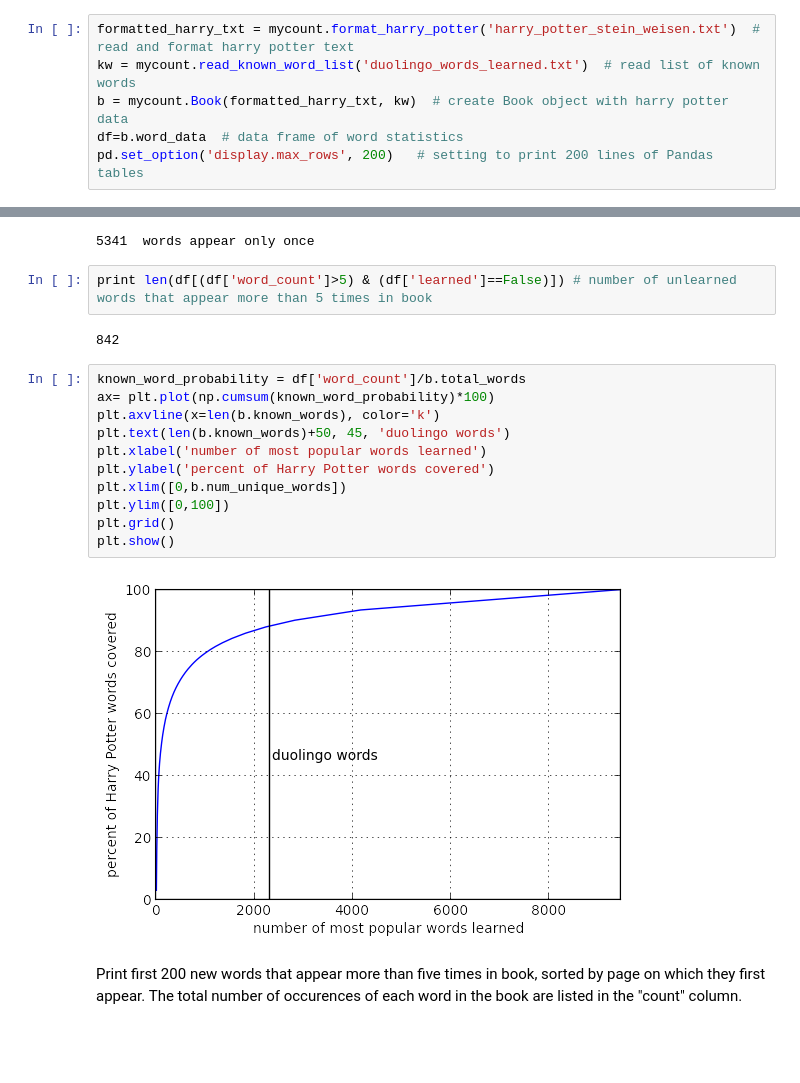
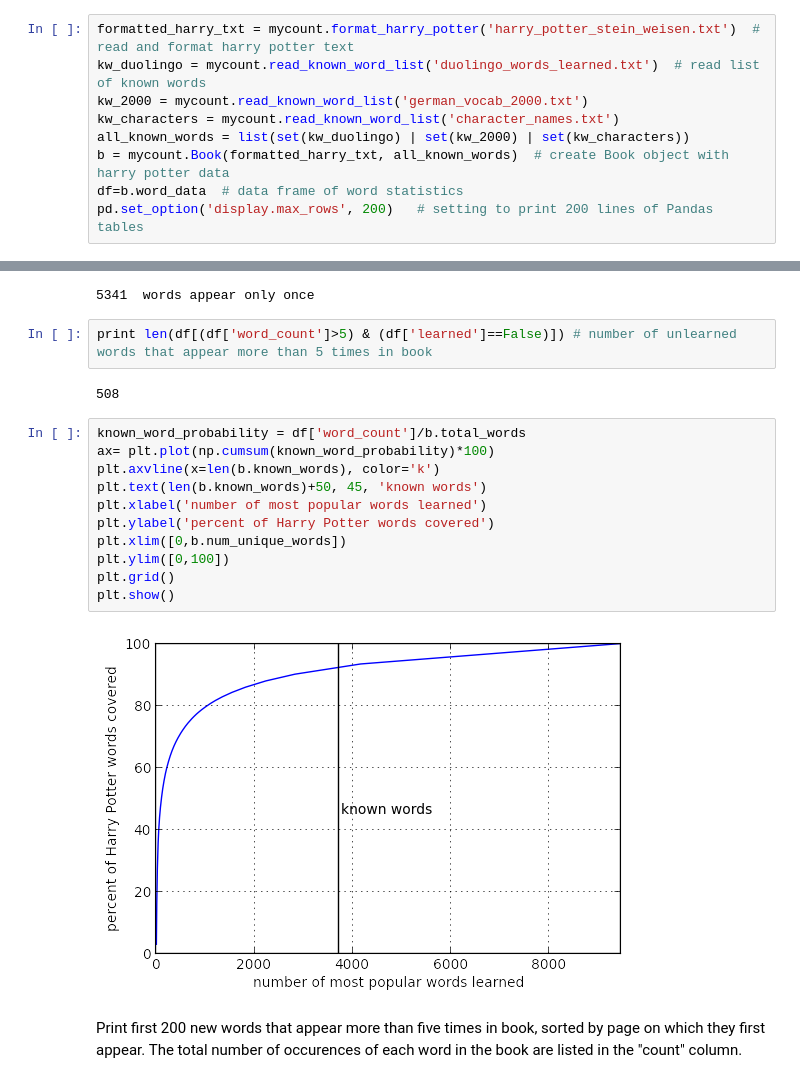
Before and after one commit to caseynbrock/harry_potter_german_words, a Jupyter notebook: harry_potter_word_stats.ipynb, the cells around one changed output, grey strips where cells are left out. Saved outputs shown, nothing was run; the diff lists cells and outputs as text; blank space fills up the shorter version.

```diff
--- a/harry_potter_word_stats.ipynb
+++ b/harry_potter_word_stats.ipynb
@@ -6,8 +6,11 @@ import pandas as pd
 import matplotlib.pyplot as plt
 # %%
 formatted_harry_txt = mycount.format_harry_potter('harry_potter_stein_weisen.txt')  # read and format harry potter text
-kw = mycount.read_known_word_list('duolingo_words_learned.txt')  # read list of known words
-b = mycount.Book(formatted_harry_txt, kw)  # create Book object with harry potter data
+kw_duolingo = mycount.read_known_word_list('duolingo_words_learned.txt')  # read list of known words
+kw_2000 = mycount.read_known_word_list('german_vocab_2000.txt')
+kw_characters = mycount.read_known_word_list('character_names.txt')
+all_known_words = list(set(kw_duolingo) | set(kw_2000) | set(kw_characters))
+b = mycount.Book(formatted_harry_txt, all_known_words)  # create Book object with harry potter data
 df=b.word_data  # data frame of word statistics
 pd.set_option('display.max_rows', 200)   # setting to print 200 lines of Pandas tables
 # %% [output]
@@ -28,20 +31,20 @@ print len(df[df['word_count']==1]), ' words appear only once'
 # %%
 print len(df[(df['word_count']>5) & (df['learned']==False)]) # number of unlearned words that appear more than 5 times in book
 # %% [output]
-842
+508
 # %%
 known_word_probability = df['word_count']/b.total_words
 ax= plt.plot(np.cumsum(known_word_probability)*100)
 plt.axvline(x=len(b.known_words), color='k')
-plt.text(len(b.known_words)+50, 45, 'duolingo words')
+plt.text(len(b.known_words)+50, 45, 'known words')
 plt.xlabel('number of most popular words learned')
 plt.ylabel('percent of Harry Potter words covered')
 plt.xlim([0,b.num_unique_words])
 plt.ylim([0,100])
 plt.grid()
 plt.show()
 # %% [output]
-[figure, old version]
+[figure, new version]
 # %% [markdown]
 Print first 200 new words that appear more than five times in book, sorted by page on which they first appear. The total number of occurences of each word in the book are listed in the "count" column.
 # %%
```
Also changed, not shown: parts of 5 cells of this notebook.
